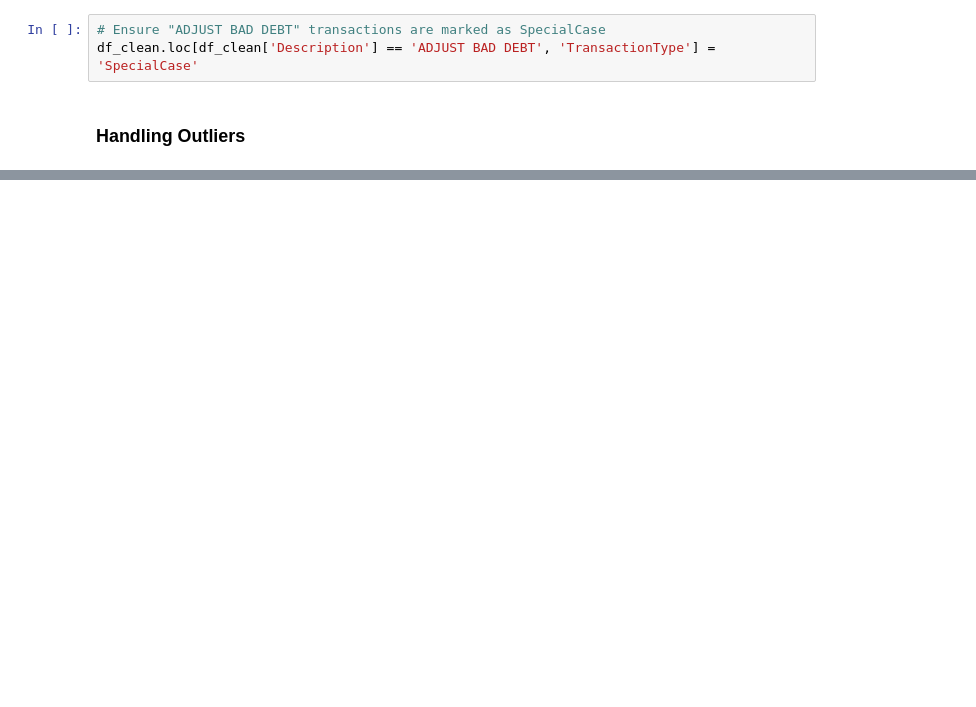
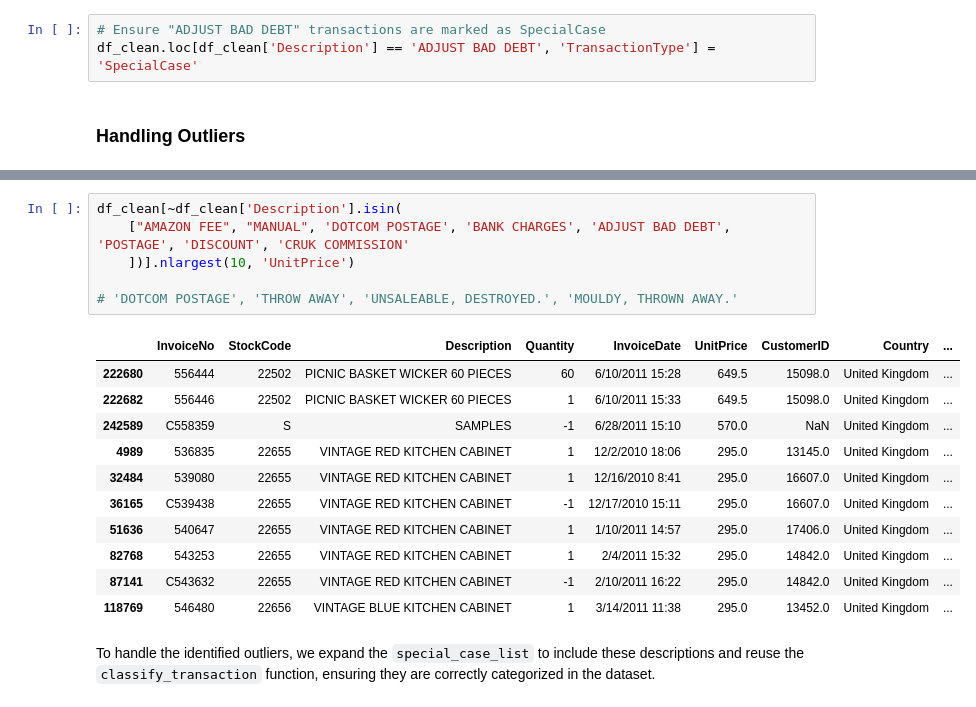
Before and after one commit to PogloLopez/online_retail, a Jupyter notebook: online_retail.ipynb, the cells around one changed output, grey strips where cells are left out. Cells and saved outputs as stored; diff of their text form; blank space fills up the shorter version.

Commit message:
Handled outliers and expanded requirements.txt file

```diff
--- a/online_retail.ipynb
+++ b/online_retail.ipynb
@@ -343,0 +376,20 @@ df_clean.loc[df_clean['Description'] == 'ADJUST BAD DEBT', 'TransactionType'] =
+# %%
+df_clean[~df_clean['Description'].isin(
+    ["AMAZON FEE", "MANUAL", 'DOTCOM POSTAGE', 'BANK CHARGES', 'ADJUST BAD DEBT', 'POSTAGE', 'DISCOUNT', 'CRUK COMMISSION'
+    ])].nlargest(10, 'UnitPrice')
+
+# 'DOTCOM POSTAGE', 'THROW AWAY', 'UNSALEABLE, DESTROYED.', 'MOULDY, THROWN AWAY.'
+# %% [output]
+|  | InvoiceNo | StockCode | Description | Quantity | InvoiceDate | UnitPrice | CustomerID | Country | ... |
+| 222680 | 556444 | 22502 | PICNIC BASKET WICKER 60 PIECES | 60 | 6/10/2011 15:28 | 649.5 | 15098.0 | United Kingdom | ... |
+| 222682 | 556446 | 22502 | PICNIC BASKET WICKER 60 PIECES | 1 | 6/10/2011 15:33 | 649.5 | 15098.0 | United Kingdom | ... |
+| 242589 | C558359 | S | SAMPLES | -1 | 6/28/2011 15:10 | 570.0 | NaN | United Kingdom | ... |
+| 4989 | 536835 | 22655 | VINTAGE RED KITCHEN CABINET | 1 | 12/2/2010 18:06 | 295.0 | 13145.0 | United Kingdom | ... |
+| 32484 | 539080 | 22655 | VINTAGE RED KITCHEN CABINET | 1 | 12/16/2010 8:41 | 295.0 | 16607.0 | United Kingdom | ... |
+| 36165 | C539438 | 22655 | VINTAGE RED KITCHEN CABINET | -1 | 12/17/2010 15:11 | 295.0 | 16607.0 | United Kingdom | ... |
+| 51636 | 540647 | 22655 | VINTAGE RED KITCHEN CABINET | 1 | 1/10/2011 14:57 | 295.0 | 17406.0 | United Kingdom | ... |
+| 82768 | 543253 | 22655 | VINTAGE RED KITCHEN CABINET | 1 | 2/4/2011 15:32 | 295.0 | 14842.0 | United Kingdom | ... |
+| 87141 | C543632 | 22655 | VINTAGE RED KITCHEN CABINET | -1 | 2/10/2011 16:22 | 295.0 | 14842.0 | United Kingdom | ... |
+| 118769 | 546480 | 22656 | VINTAGE BLUE KITCHEN CABINET | 1 | 3/14/2011 11:38 | 295.0 | 13452.0 | United Kingdom | ... |
+# %% [markdown]
+To handle the identified outliers, we expand the `special_case_list` to include these descriptions and reuse the `classify_transaction` function, ensuring they are correctly categorized in the dataset.
```
Also changed, not shown: parts of 34 cells of this notebook, 1 other file.
